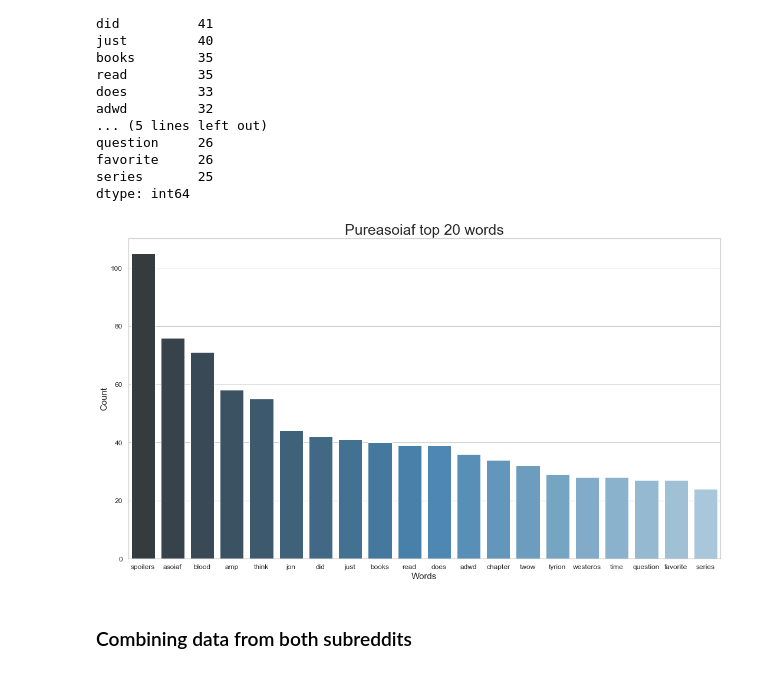
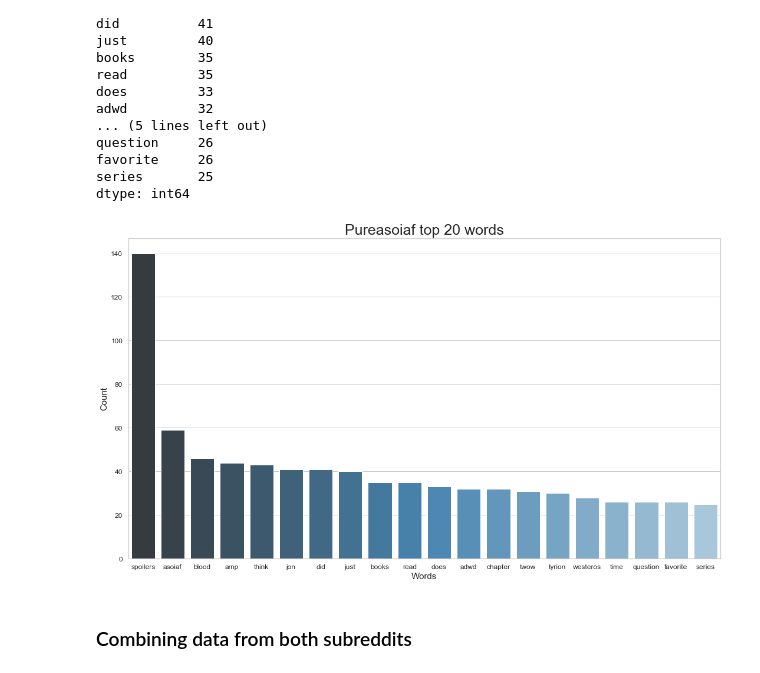
Before and after one commit to ziliangchong/game-of-clones, a Jupyter notebook: reddit-analysis-code.ipynb, the cells around one changed output. Cells and saved outputs as stored; diff of their text form; code cells hidden in the pictures.

```diff
--- a/reddit-analysis-code.ipynb
+++ b/reddit-analysis-code.ipynb
@@ -436,14 +437,14 @@ dtype: int64
 # %%
 #visualization of most common words in pure
 pure_words = pd.DataFrame(word_counts.sort_values(ascending = False).head(20), columns=['count'])
 plt.figure(figsize=(18,10))
-sns.barplot(pure_words.index, 'count', data=free_words, palette='Blues_d')
+sns.barplot(pure_words.index, 'count', data=pure_words, palette='Blues_d')
 plt.title('Pureasoiaf top 20 words', fontsize=25)
 plt.xlabel('Words', fontsize=15)
 plt.ylabel('Count', fontsize=15)
 plt.tick_params(labelsize=12)
 # %% [output]
-[figure, old version]
+[figure, new version]
 # %% [markdown]
 ### Combining data from both subreddits
 # %%
```
Also changed, not shown: parts of 48 cells of this notebook, 1 other file.
